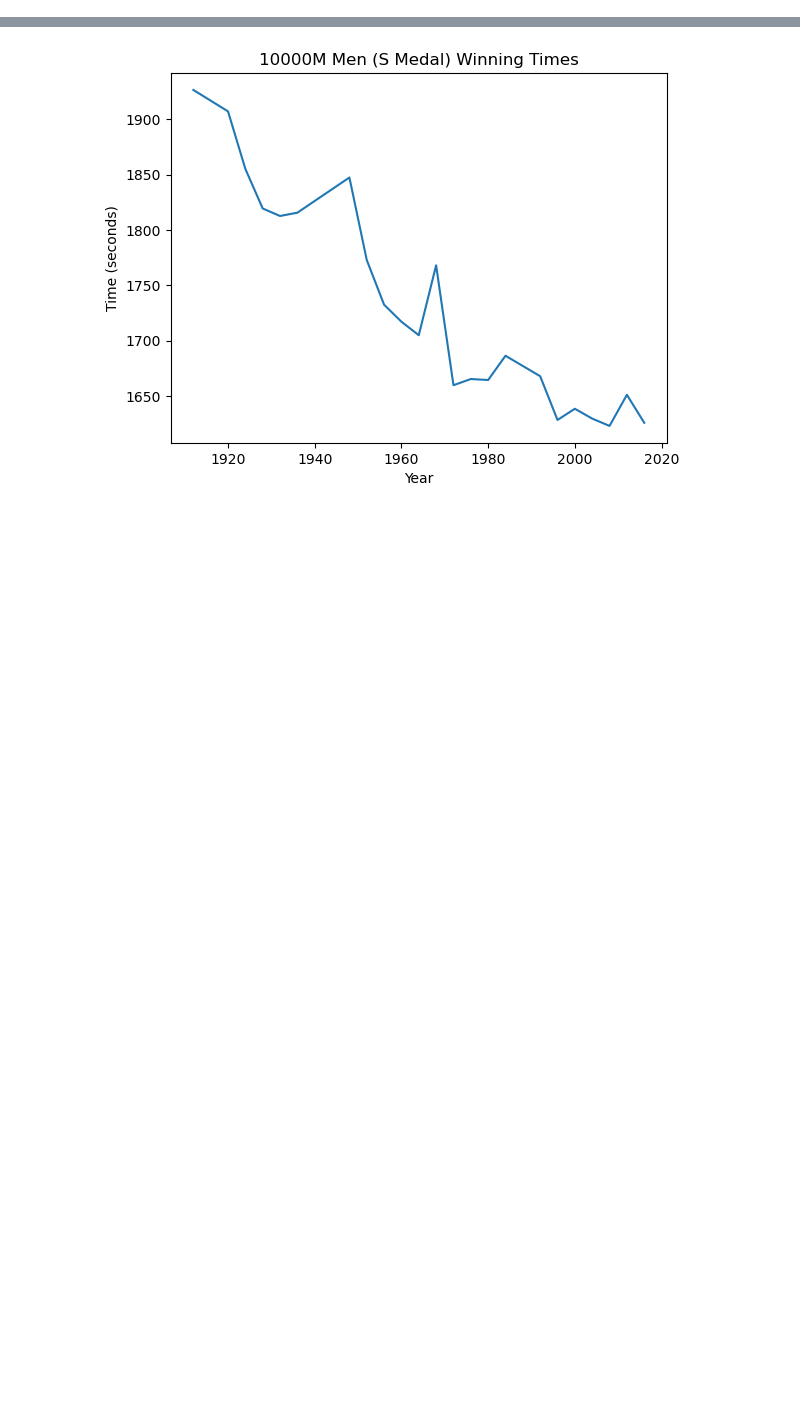
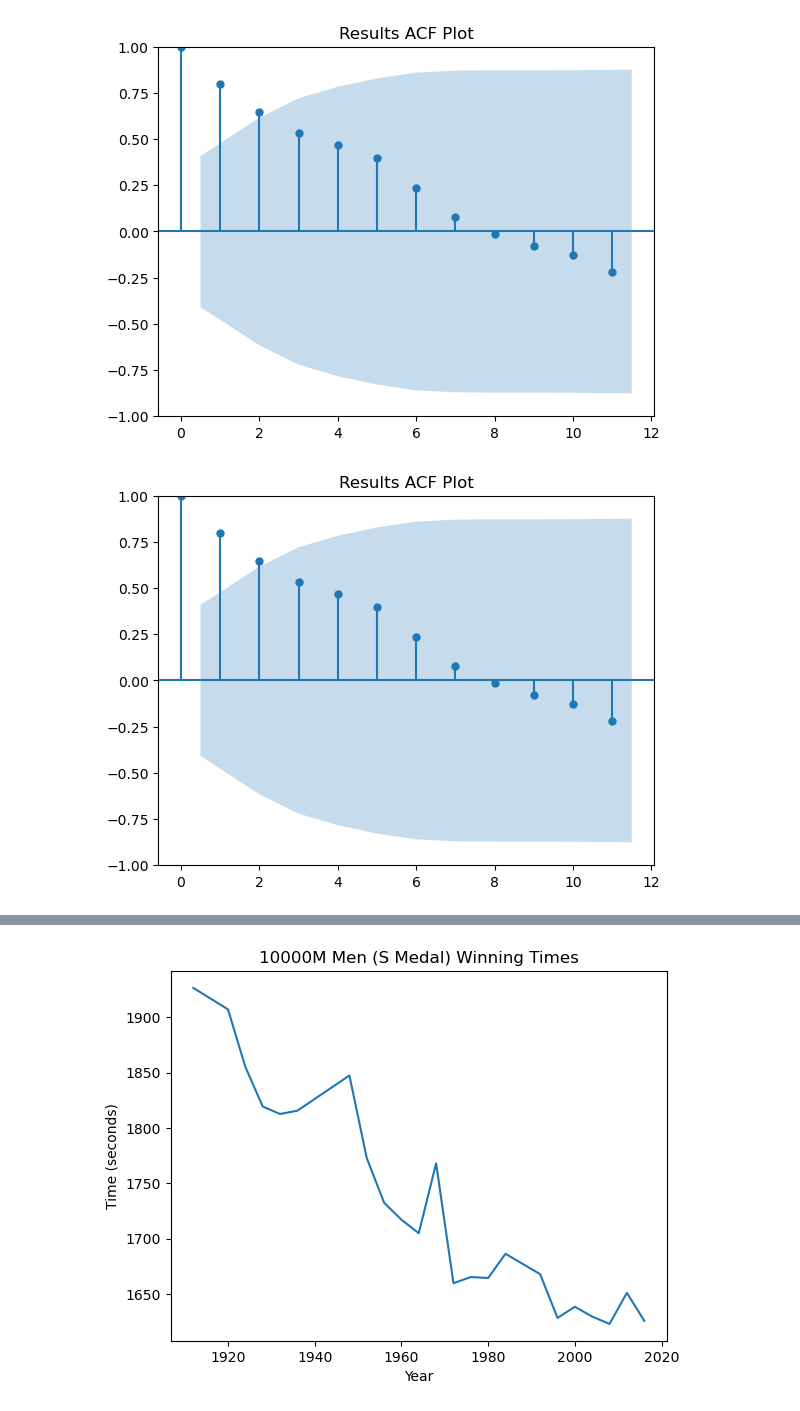
Before and after one commit to avaduggan/ML4420_project, a Jupyter notebook: data_explore_ad.ipynb, the cells around one changed output, grey strips where cells are left out. Drawn from its saved outputs; the diff is of its cells as text; code cells hidden in the pictures; blank space fills up the shorter version.

Commit message:
time series updates

```diff
--- a/data_explore_ad.ipynb
+++ b/data_explore_ad.ipynb
@@ -51,0 +102,7 @@ plt.plot(df['Year'], df['Result_seconds'])
+# %%
+from statsmodels.graphics.tsaplots import plot_acf, plot_pacf
+series = df['results_seconds']
+plot_acf(series, title = "Results ACF Plot")
+# %% [output]
+[figure, added]
+[figure, added]
```
Also changed, not shown: parts of 9 cells of this notebook.
